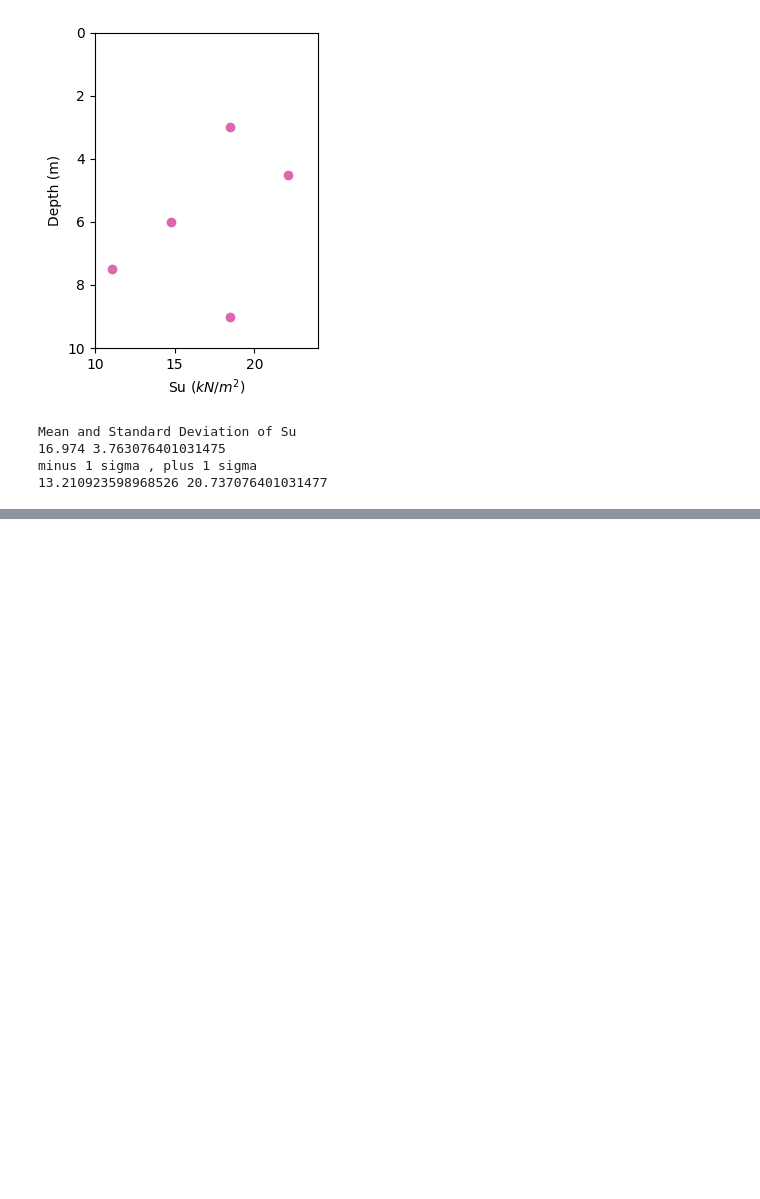
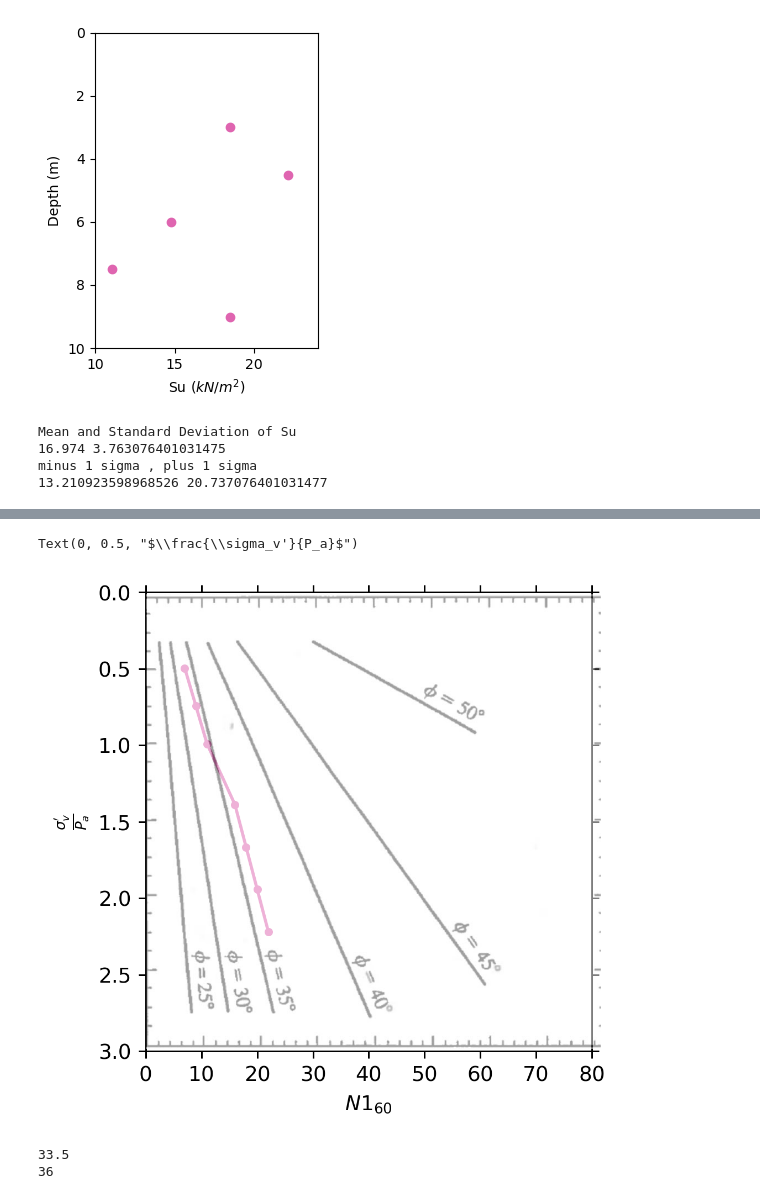
Before and after one commit to bKeungAuyeung/CE444-HW3, a Jupyter notebook: bAuyeung_HW3-code_CE444.ipynb, the cells around one changed output, grey strips where cells are left out. Drawn from its saved outputs; the diff is of its cells as text; code cells hidden in the pictures; blank space fills up the shorter version.

```diff
--- a/bAuyeung_HW3-code_CE444.ipynb
+++ b/bAuyeung_HW3-code_CE444.ipynb
@@ -103,0 +140,23 @@ minus 1 sigma , plus 1 sigma
+# %%
+veffStress_Pa = veffStress/Pa
+deMello_graph = plt.imread("deMello.jpg")
+fig, ax = plt.subplots(figsize=(4,3.85), tight_layout=True, dpi=270)
+plt.plot(p5data_N60, veffStress_Pa, color = "#df65b0", marker='.', zorder = 1)
+ax.set_xticks(np.arange(0,81,10))
+ax.set_yticks(np.arange(0,3.1,0.5))
+ax.yaxis.set_inverted(True)
+ax.tick_params(axis='both', which='both', direction='out', bottom=True, top=True, left=True, right=True)
+fig.figimage(deMello_graph,195, 145, zorder = 0, alpha = 0.5)
+ax.set_xlabel("${N1}_{60}$")
+ax.set_ylabel("$\\frac{\sigma_v'}{P_a}$")
+# %% [output]
+Text(0, 0.5, "$\\frac{\\sigma_v'}{P_a}$")
+[figure, added]
+# %%
+phi_sublayer1 = np.average([32,34,34.5])
+print(phi_sublayer1)
+phi_sublayer2 = 36
+print(phi_sublayer2)
+# %% [output]
+33.5
+36
```
Also changed, not shown: parts of 20 cells of this notebook, 3 other files.
